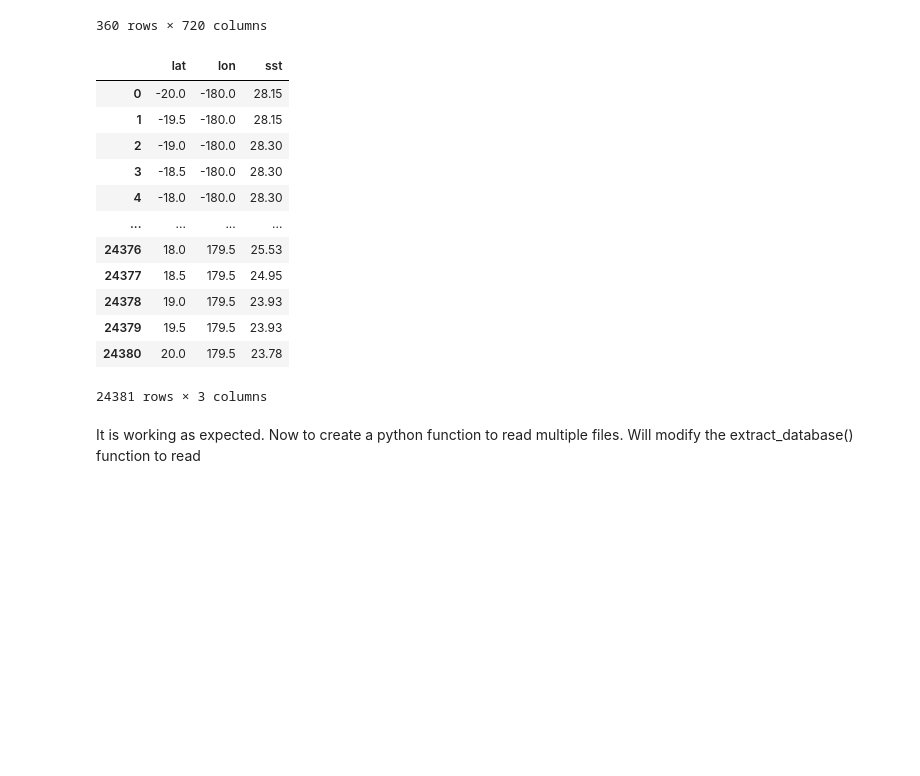
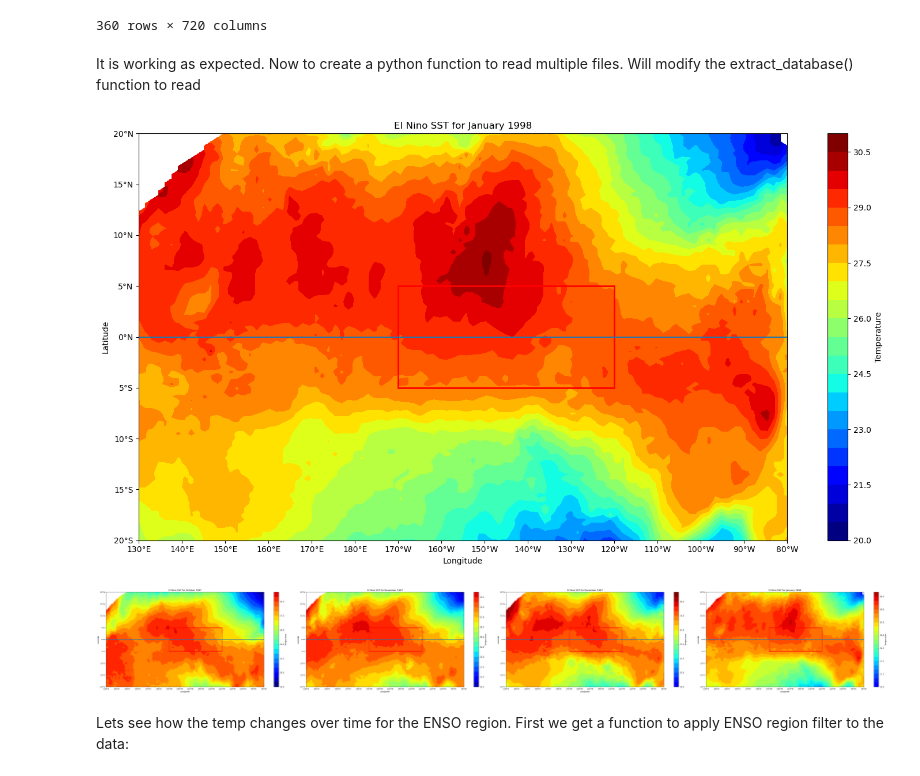
Before and after one commit to StanDobrev11/DataScience, a Jupyter notebook: Project/draft.ipynb, the cells around one changed output. Cells and saved outputs as stored; diff of their text form; code cells hidden in the pictures; blank space fills up the shorter version.

```diff
--- a/Project/draft.ipynb
+++ b/Project/draft.ipynb
@@ -428,21 +425,11 @@ df = df[(df.lat >= -20) & (df.lat <= 20)]
 df = df[(df.lon >= -180) & (df.lon <= -80) | (df.lon >= 130) & (df.lon <= 180)]
 # %%
 df = df.reset_index(drop=True)
+# %%
+df.sst = df.sst.apply(lambda x: None if x > 100 else x)
 # %%
-df
+df = df.dropna()
-# %% [output]
-|  | lat | lon | sst |
-| 0 | -20.0 | -180.0 | 28.15 |
-| 1 | -19.5 | -180.0 | 28.15 |
-| 2 | -19.0 | -180.0 | 28.30 |
-| 3 | -18.5 | -180.0 | 28.30 |
-| 4 | -18.0 | -180.0 | 28.30 |
-| ... | ... | ... | ... |
-| 24376 | 18.0 | 179.5 | 25.53 |
-| 24377 | 18.5 | 179.5 | 24.95 |
-| 24378 | 19.0 | 179.5 | 23.93 |
-| 24379 | 19.5 | 179.5 | 23.93 |
-| 24380 | 20.0 | 179.5 | 23.78 |
-24381 rows × 3 columns
+# %%
+df['lon'] = np.where(df['lon'] < 0, df['lon'] + 360, df['lon'])
 # %% [markdown]
 It is working as expected. Now to create a python function to read multiple files. Will modify the extract_database() function to read
@@ -450,0 +436,7 @@ def clean
+# %%
+date = pd.to_datetime('1998-01')
+df.index = pd.Index([date] * len(df))
+# %%
+plot_equatorial_pacific(df, cond_name='El Nino')
+# %% [output]
+[figure, added]
@@ -450,0 +447,6 @@ def clean
+# %%
+plot_equatorial_pacific(result, 'El Nino')
+# %% [output]
+[figure, added]
+# %% [markdown]
+Lets see how the temp changes over time for the ENSO region. First we get a function to apply ENSO region filter to the data:
```
Also changed, not shown: parts of 26 cells of this notebook, 12 other files.
